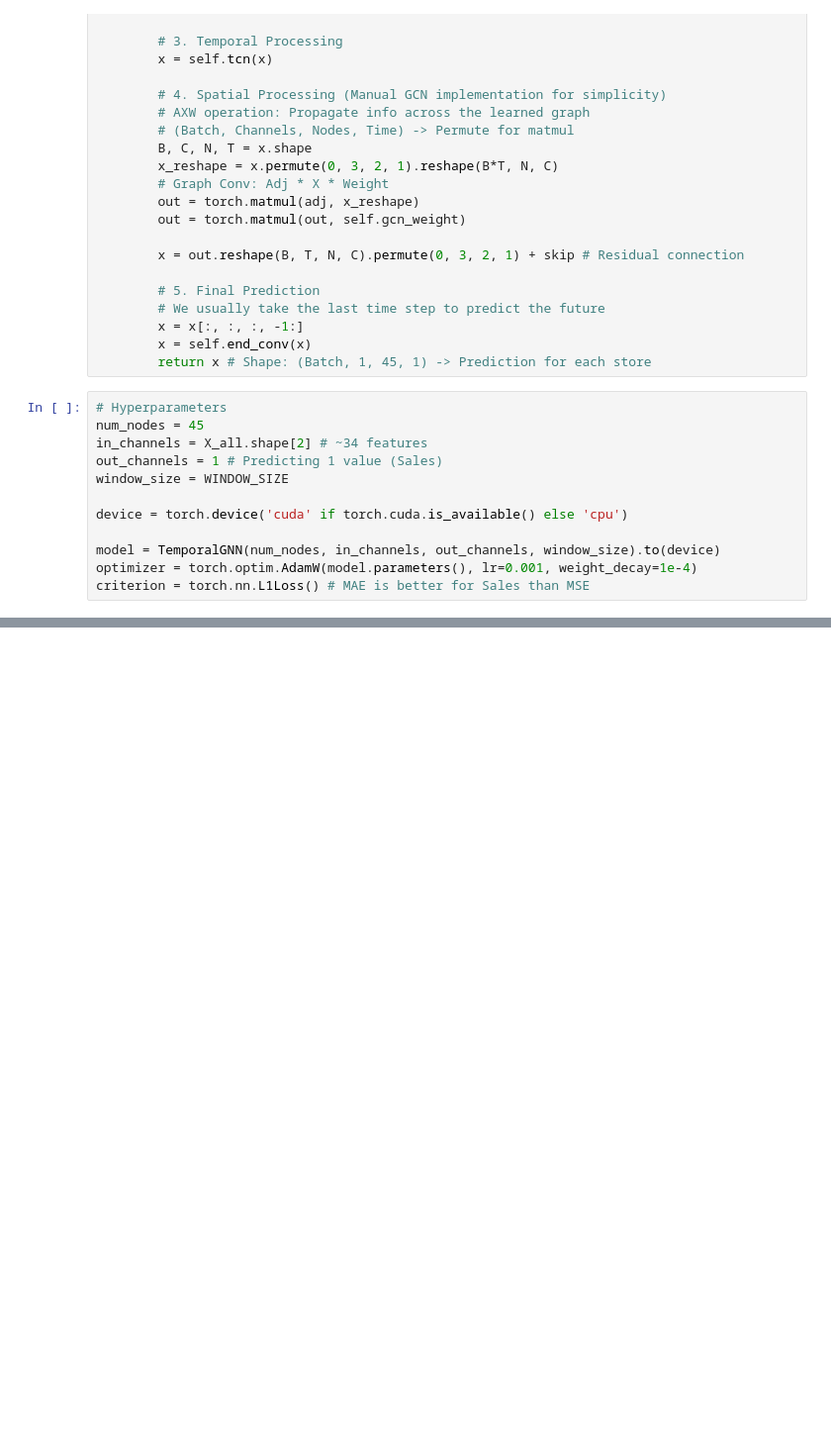
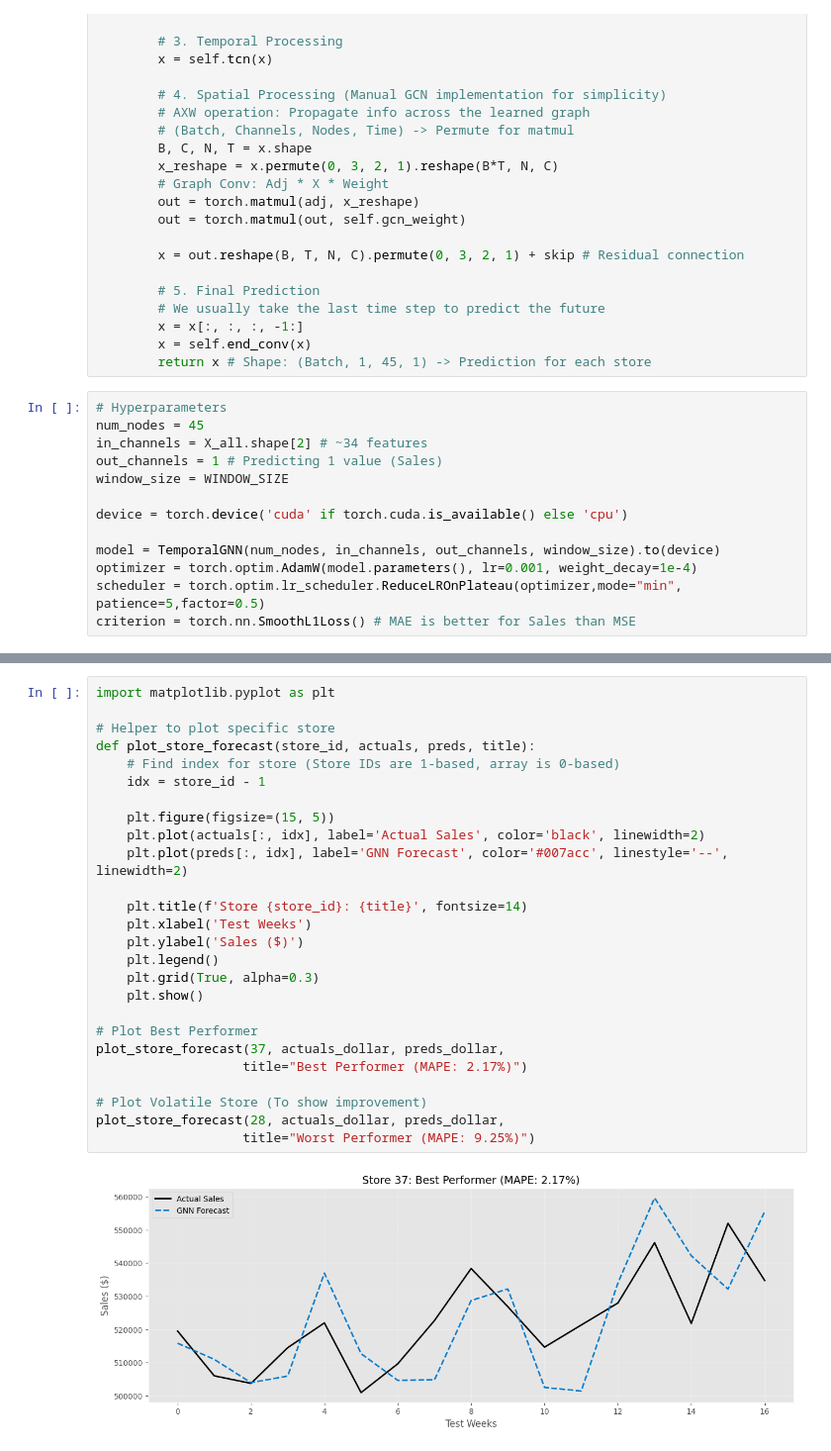
Before and after one commit to Manish-785/sales-demand-forecasting, a Jupyter notebook: stgnn.ipynb, the cells around one changed output, grey strips where cells are left out. Shown at 99% size. Cells and saved outputs as stored; diff of their text form; blank space fills up the shorter version.

```diff
--- a/stgnn.ipynb
+++ b/stgnn.ipynb
@@ -196,7 +179,8 @@ device = torch.device('cuda' if torch.cuda.is_available() else 'cpu')
 
 model = TemporalGNN(num_nodes, in_channels, out_channels, window_size).to(device)
 optimizer = torch.optim.AdamW(model.parameters(), lr=0.001, weight_decay=1e-4)
-criterion = torch.nn.L1Loss() # MAE is better for Sales than MSE
+scheduler = torch.optim.lr_scheduler.ReduceLROnPlateau(optimizer,mode="min", patience=5,factor=0.5)
+criterion = torch.nn.SmoothL1Loss() # MAE is better for Sales than MSE
 # %%
 epochs = 100
 train_losses = []
@@ -422,0 +417,28 @@ Worst Performing: Store 35 (MAPE: 16.61%)
+# %%
+import matplotlib.pyplot as plt
+
+# Helper to plot specific store
+def plot_store_forecast(store_id, actuals, preds, title):
+    # Find index for store (Store IDs are 1-based, array is 0-based)
+    idx = store_id - 1
+
+    plt.figure(figsize=(15, 5))
+    plt.plot(actuals[:, idx], label='Actual Sales', color='black', linewidth=2)
+    plt.plot(preds[:, idx], label='GNN Forecast', color='#007acc', linestyle='--', linewidth=2)
+
+    plt.title(f'Store {store_id}: {title}', fontsize=14)
+    plt.xlabel('Test Weeks')
+    plt.ylabel('Sales ($)')
+    plt.legend()
+    plt.grid(True, alpha=0.3)
+    plt.show()
+
+# Plot Best Performer
+plot_store_forecast(37, actuals_dollar, preds_dollar,
+                   title="Best Performer (MAPE: 2.17%)")
+
+# Plot Volatile Store (To show improvement)
+plot_store_forecast(28, actuals_dollar, preds_dollar,
+                   title="Worst Performer (MAPE: 9.25%)")
+# %% [output]
+[figure, added]
```
Also changed, not shown: parts of 7 cells of this notebook.
